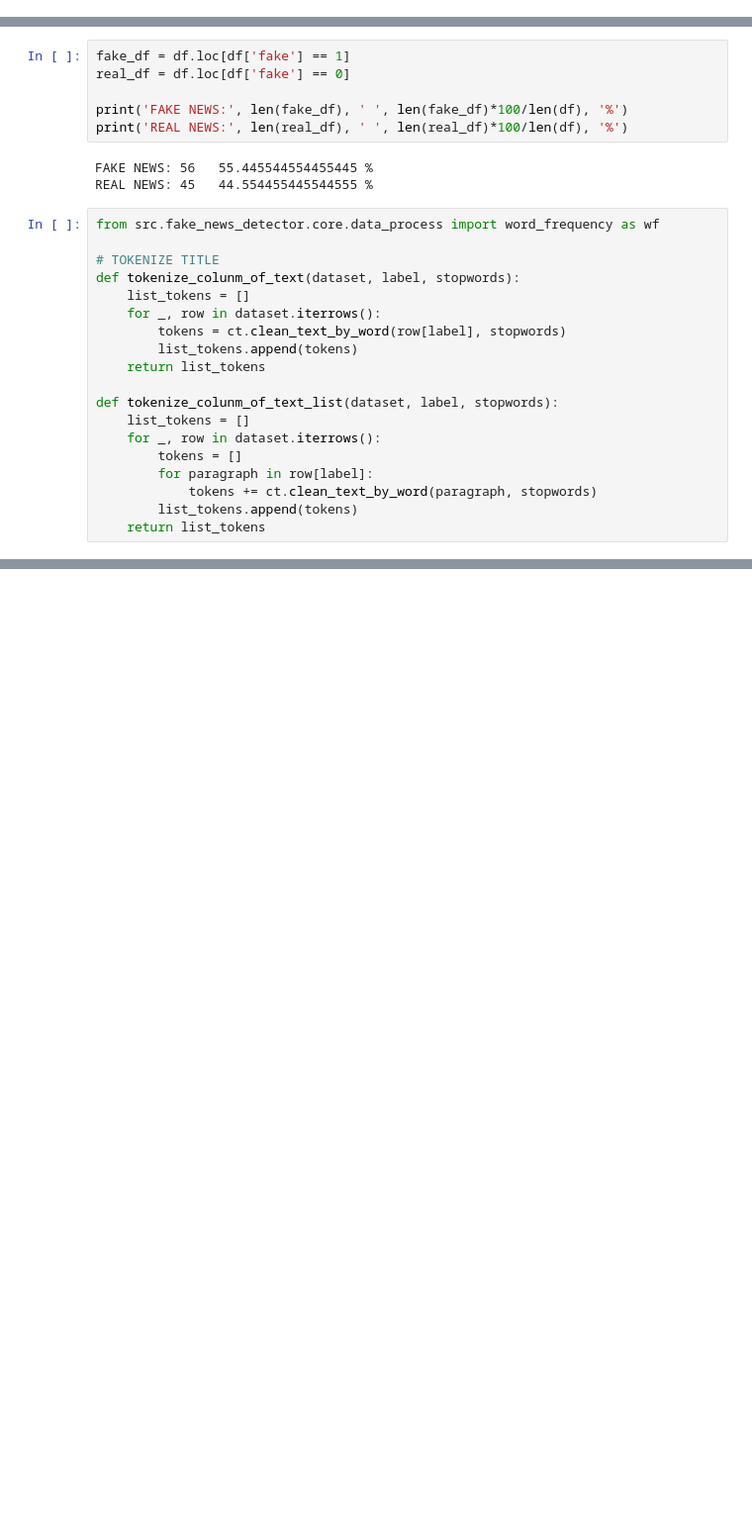
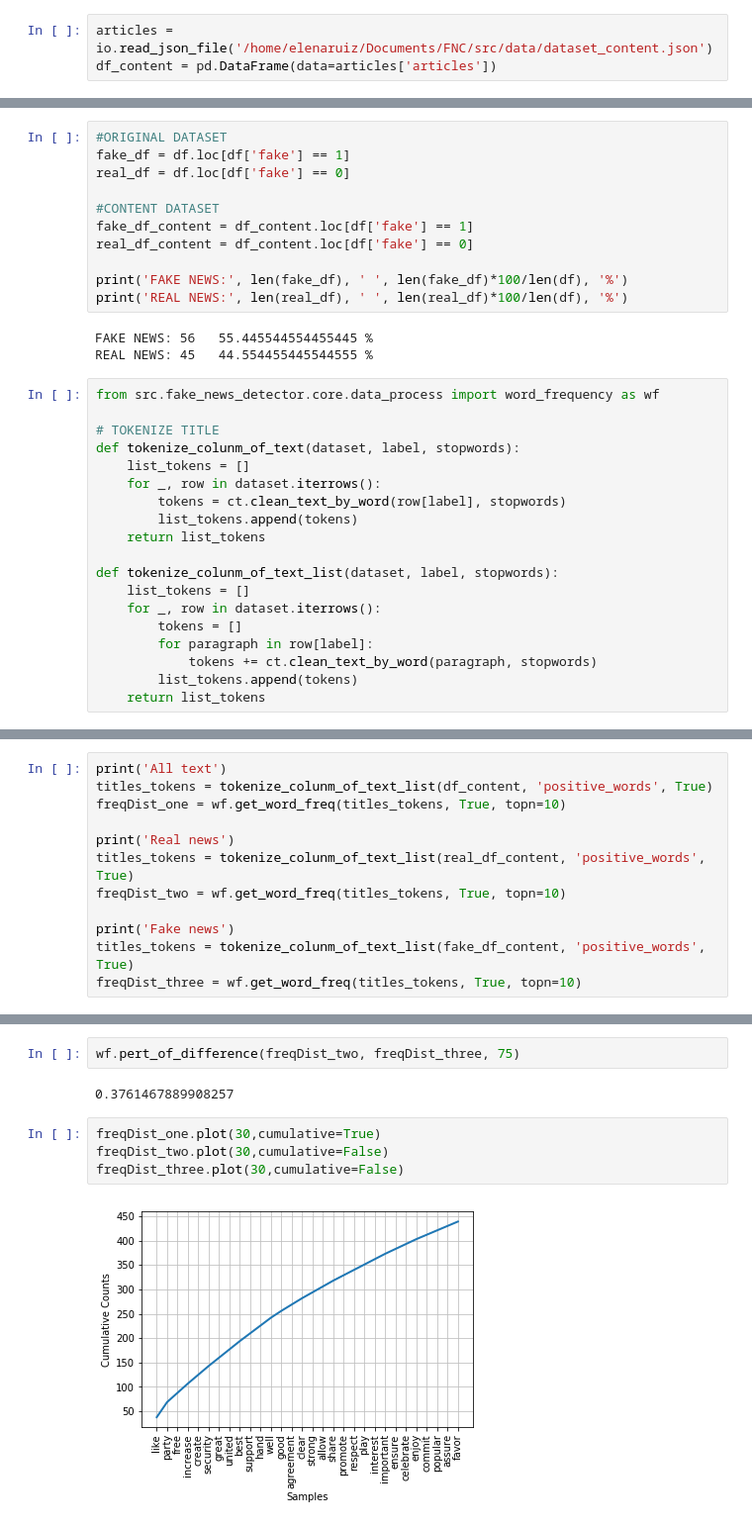
Before and after one commit to FNClassificator/FNC, a Jupyter notebook: src/fake_news_detector/exploration/dataset_exploration.ipynb, the cells around one changed output, grey strips where cells are left out. Shown at 99% size. Saved outputs shown, nothing was run; the diff lists cells and outputs as text; blank space fills up the shorter version.

```diff
--- a/src/fake_news_detector/exploration/dataset_exploration.ipynb
+++ b/src/fake_news_detector/exploration/dataset_exploration.ipynb
@@ -16,3 +18,6 @@ df = pd.DataFrame(data=articles['articles'])
+# %%
+articles = io.read_json_file('/home/elenaruiz/Documents/FNC/src/data/dataset_content.json')
+df_content = pd.DataFrame(data=articles['articles'])
 # %% [markdown]
 ## Exploration
 
@@ -34,9 +48,14 @@ df.head()
 # %% [markdown]
 Split by class
 # %%
+#ORIGINAL DATASET
 fake_df = df.loc[df['fake'] == 1]
 real_df = df.loc[df['fake'] == 0]
 
+#CONTENT DATASET
+fake_df_content = df_content.loc[df['fake'] == 1]
+real_df_content = df_content.loc[df['fake'] == 0]
+
 print('FAKE NEWS:', len(fake_df), ' ', len(fake_df)*100/len(df), '%')
 print('REAL NEWS:', len(real_df), ' ', len(real_df)*100/len(df), '%')
 # %% [output]
@@ -117,0 +166,12 @@ freqDist.plot(30,cumulative=False)
+# %%
+print('All text')
+titles_tokens = tokenize_colunm_of_text_list(df_content, 'positive_words', True)
+freqDist_one = wf.get_word_freq(titles_tokens, True, topn=10)
+
+print('Real news')
+titles_tokens = tokenize_colunm_of_text_list(real_df_content, 'positive_words', True)
+freqDist_two = wf.get_word_freq(titles_tokens, True, topn=10)
+
+print('Fake news')
+titles_tokens = tokenize_colunm_of_text_list(fake_df_content, 'positive_words', True)
+freqDist_three = wf.get_word_freq(titles_tokens, True, topn=10)
@@ -117,0 +191,10 @@ freqDist.plot(30,cumulative=False)
+# %%
+wf.pert_of_difference(freqDist_two, freqDist_three, 75)
+# %% [output]
+0.3761467889908257
+# %%
+freqDist_one.plot(30,cumulative=True)
+freqDist_two.plot(30,cumulative=False)
+freqDist_three.plot(30,cumulative=False)
+# %% [output]
+[figure, added]
```
Also changed, not shown: parts of 36 cells of this notebook, 1 other file.
